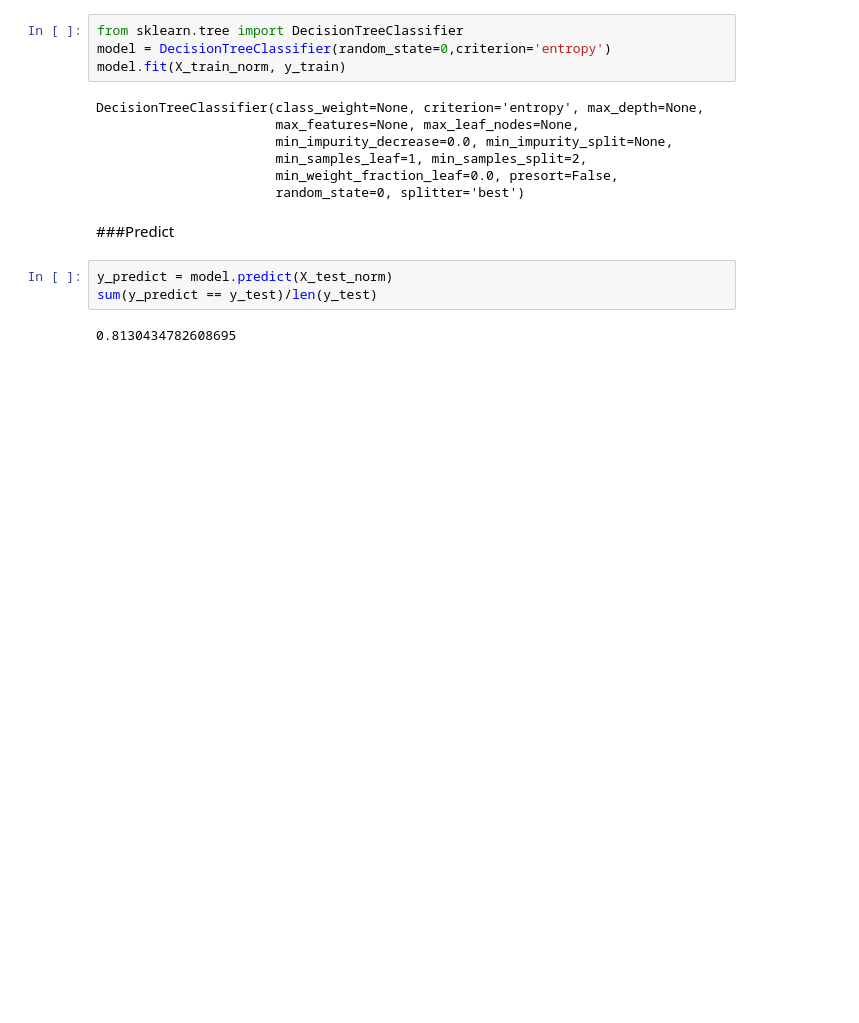
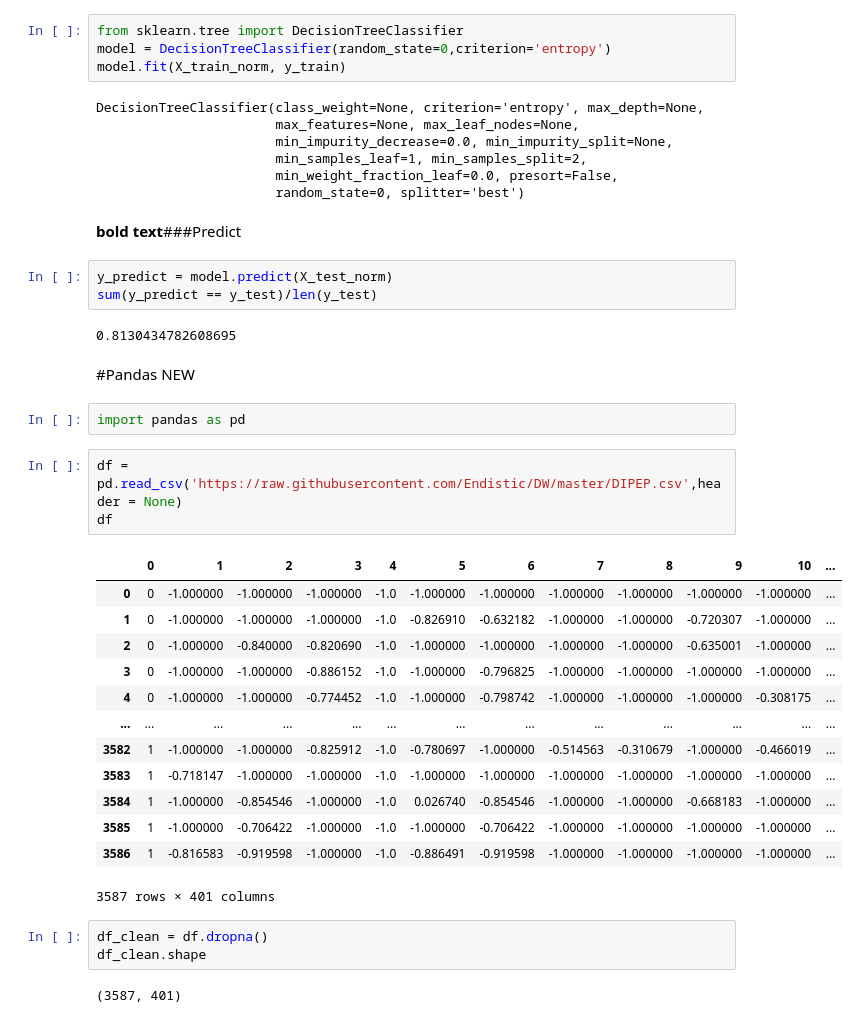
Before and after one commit to Endistic/DW, a Jupyter notebook: Hello_World.ipynb, the cells around one changed output. Cells and saved outputs as stored; diff of their text form; blank space fills up the shorter version.

```diff
--- a/Hello_World.ipynb
+++ b/Hello_World.ipynb
@@ -733,9 +733,35 @@ DecisionTreeClassifier(class_weight=None, criterion='entropy', max_depth=None,
                        min_weight_fraction_leaf=0.0, presort=False,
                        random_state=0, splitter='best')
 # %% [markdown]
-###Predict
+**bold text**###Predict
 # %%
 y_predict = model.predict(X_test_norm)
 sum(y_predict == y_test)/len(y_test)
 # %% [output]
 0.8130434782608695
+# %% [markdown]
+#Pandas NEW
+# %%
+import pandas as pd
+# %%
+df = pd.read_csv('https://raw.githubusercontent.com/Endistic/DW/master/DIPEP.csv',header = None)
+df
+# %% [output]
+|  | 0 | 1 | 2 | 3 | 4 | 5 | 6 | 7 | 8 | 9 | 10 | ... |
+| 0 | 0 | -1.000000 | -1.000000 | -1.000000 | -1.0 | -1.000000 | -1.000000 | -1.000000 | -1.000000 | -1.000000 | -1.000000 | ... |
+| 1 | 0 | -1.000000 | -1.000000 | -1.000000 | -1.0 | -0.826910 | -0.632182 | -1.000000 | -1.000000 | -0.720307 | -1.000000 | ... |
+| 2 | 0 | -1.000000 | -0.840000 | -0.820690 | -1.0 | -1.000000 | -1.000000 | -1.000000 | -1.000000 | -0.635001 | -1.000000 | ... |
+| 3 | 0 | -1.000000 | -1.000000 | -0.886152 | -1.0 | -1.000000 | -0.796825 | -1.000000 | -1.000000 | -1.000000 | -1.000000 | ... |
+| 4 | 0 | -1.000000 | -1.000000 | -0.774452 | -1.0 | -1.000000 | -0.798742 | -1.000000 | -1.000000 | -1.000000 | -0.308175 | ... |
+| ... | ... | ... | ... | ... | ... | ... | ... | ... | ... | ... | ... | ... |
+| 3582 | 1 | -1.000000 | -1.000000 | -0.825912 | -1.0 | -0.780697 | -1.000000 | -0.514563 | -0.310679 | -1.000000 | -0.466019 | ... |
+| 3583 | 1 | -0.718147 | -1.000000 | -1.000000 | -1.0 | -1.000000 | -1.000000 | -1.000000 | -1.000000 | -1.000000 | -1.000000 | ... |
+| 3584 | 1 | -1.000000 | -0.854546 | -1.000000 | -1.0 | 0.026740 | -0.854546 | -1.000000 | -1.000000 | -0.668183 | -1.000000 | ... |
+| 3585 | 1 | -1.000000 | -0.706422 | -1.000000 | -1.0 | -1.000000 | -0.706422 | -1.000000 | -1.000000 | -1.000000 | -1.000000 | ... |
+| 3586 | 1 | -0.816583 | -0.919598 | -1.000000 | -1.0 | -0.886491 | -0.919598 | -1.000000 | -1.000000 | -1.000000 | -1.000000 | ... |
+3587 rows × 401 columns
+# %%
+df_clean = df.dropna()
+df_clean.shape
+# %% [output]
+(3587, 401)
```
Also changed, not shown: parts of 22 cells of this notebook.
